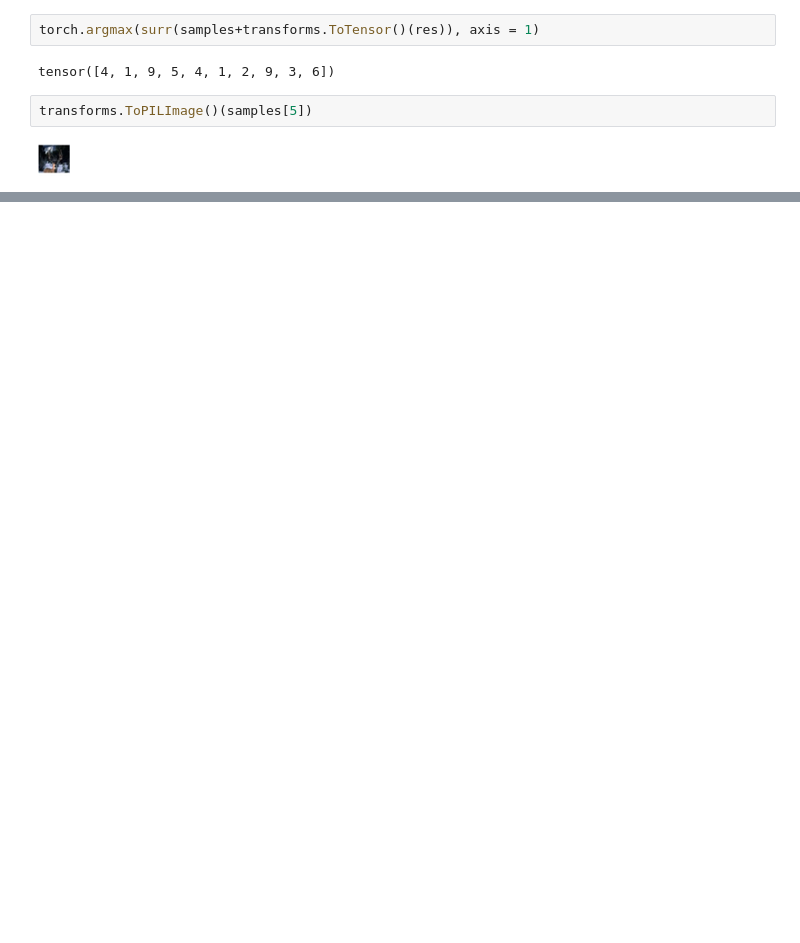
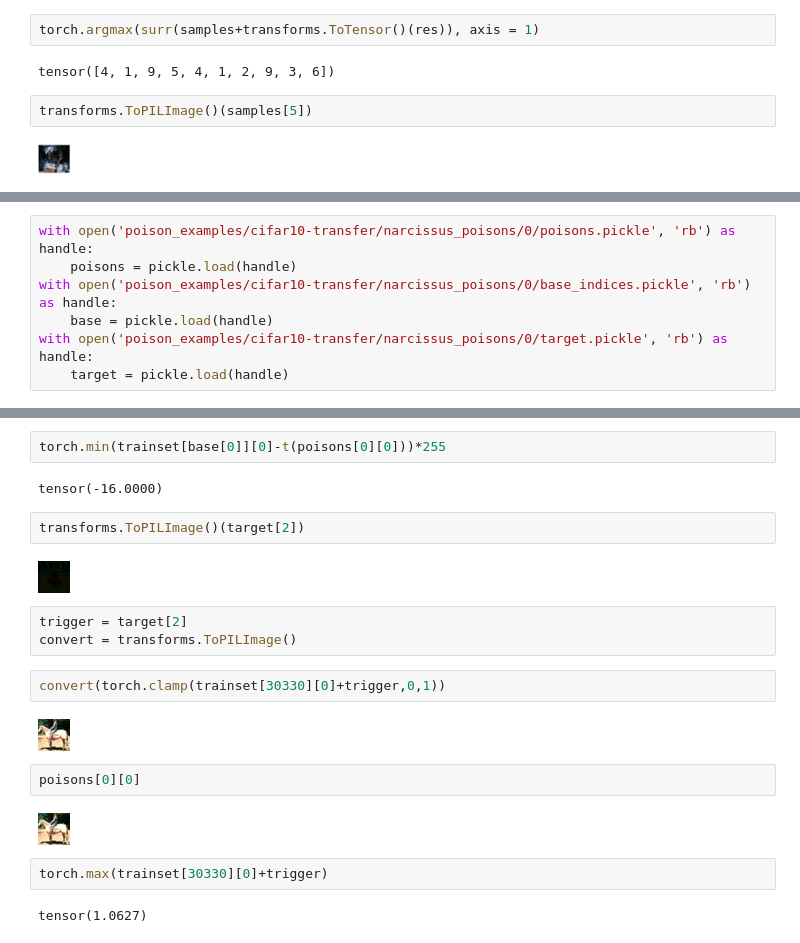
Before and after one commit to alany1/benchmark_testbed, a Jupyter notebook: examples.ipynb, the cells around one changed output, grey strips where cells are left out. Saved outputs shown, nothing was run; the diff lists cells and outputs as text; blank space fills up the shorter version.

Commit message:
improve narcissus

```diff
--- a/examples.ipynb
+++ b/examples.ipynb
@@ -232,0 +271,7 @@ transforms.ToPILImage()(samples[5])
+# %%
+with open('poison_examples/cifar10-transfer/narcissus_poisons/0/poisons.pickle', 'rb') as handle:
+    poisons = pickle.load(handle)
+with open('poison_examples/cifar10-transfer/narcissus_poisons/0/base_indices.pickle', 'rb') as handle:
+    base = pickle.load(handle)
+with open('poison_examples/cifar10-transfer/narcissus_poisons/0/target.pickle', 'rb') as handle:
+    target = pickle.load(handle)
@@ -232,0 +298,23 @@ transforms.ToPILImage()(samples[5])
+# %%
+torch.min(trainset[base[0]][0]-t(poisons[0][0]))*255
+# %% [output]
+tensor(-16.0000)
+# %%
+transforms.ToPILImage()(target[2])
+# %% [output]
+[figure, added]
+# %%
+trigger = target[2]
+convert = transforms.ToPILImage()
+# %%
+convert(torch.clamp(trainset[30330][0]+trigger,0,1))
+# %% [output]
+[figure, added]
+# %%
+poisons[0][0]
+# %% [output]
+[figure, added]
+# %%
+torch.max(trainset[30330][0]+trigger)
+# %% [output]
+tensor(1.0627)
```
Also changed, not shown: parts of 15 cells of this notebook, 1 other file.
